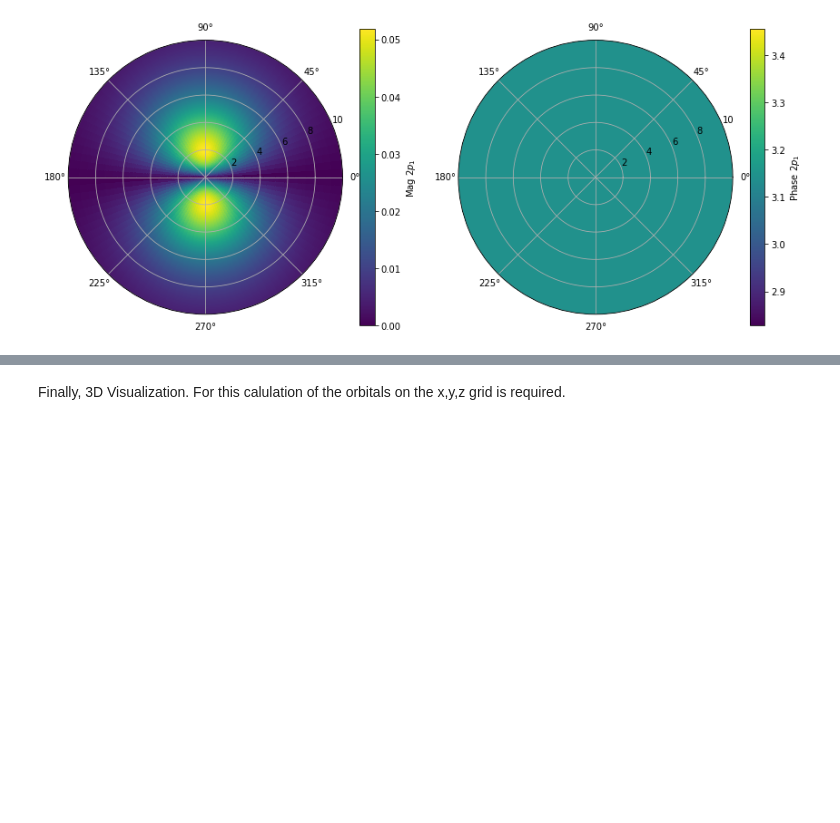
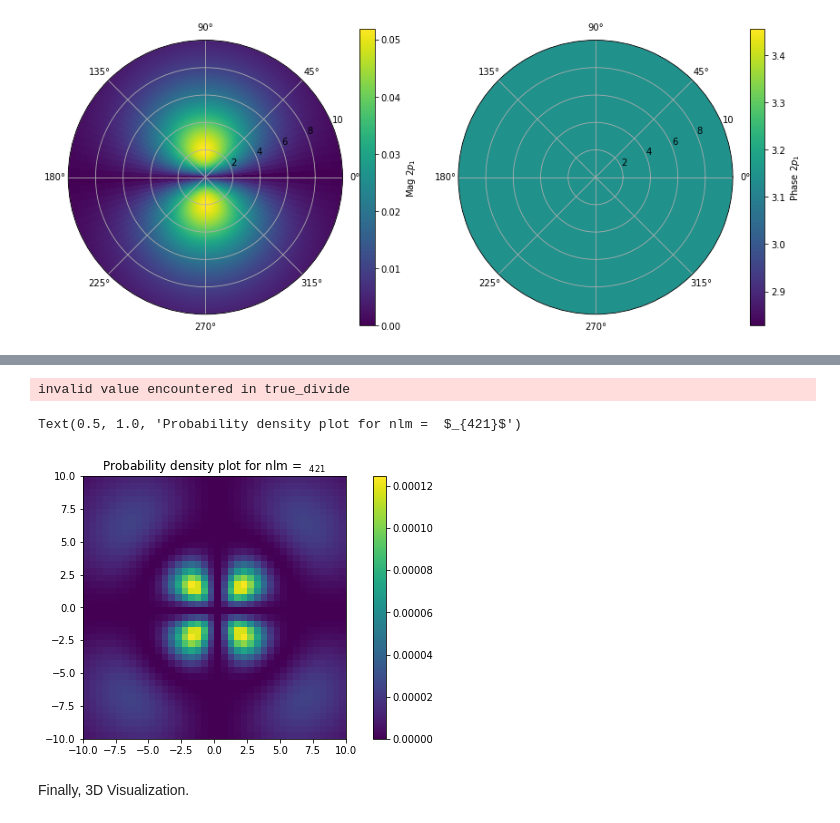
Before and after one commit to jasmineA20/Hydrogen, a Jupyter notebook: Project.ipynb, the cells around one changed output, grey strips where cells are left out. Cells and saved outputs as stored; diff of their text form; code cells hidden in the pictures; blank space fills up the shorter version.

```diff
--- a/Project.ipynb
+++ b/Project.ipynb
@@ -161,2 +126,0 @@ Enter quantum number l 2
-# %% [markdown]
-Finally, 3D Visualization. For this calulation of the orbitals on the x,y,z grid is required.
@@ -162,0 +130,40 @@ Finally, 3D Visualization. For this calulation of the orbitals on the x,y,z grid
+# %%
+def h_orbital2(X,Y,Z,n,l,m):
+    #converting cartesian to polar coordinates
+    r = np.sqrt(X**2+Y**2+Z**2)
+    theta = np.arccos(Z/r)
+    phi = np.arctan2(Y,X)
+
+    f = ( (2./n)**3. * sps.factorial(n-l-1) / (2. * n * sps.factorial(n+l)) )**0.5
+    orbital= f * np.exp(-r/2.) *r**l * sps.sph_harm(m,l,phi,theta) * sps.eval_genlaguerre(n-l-1,2*l+1,r)
+    orbital = np.nan_to_num(orbital)
+    return orbital
+# %%
+h     = 0.5
+min   = -10
+max   = 10
+x     = np.arange(min,max,h)
+y     = np.arange(min,max,h)
+z     = np.arange(min,max,h)
+X,Y,Z = np.meshgrid(x,y,z) #X, Y, Z are 3d arrays that tell us the values of x, y, and z at every point in space
+n     = 4
+l     = 2
+m     = 1
+psi   = h_orbital2(X,Y,Z,n,l,m)
+psi   = abs(psi)**2
+R     = np.sqrt(X**2+Y**2+Z**2)
+# %% [output]
+invalid value encountered in true_divide
+# %%
+fig = plt.figure(figsize=(10,5))
+ax  = fig.add_subplot()
+plt.subplots_adjust(left=0.15, bottom=0.15)
+im = plt.imshow(psi[int((0-min)/h),:,:], vmin=0, vmax = np.max(psi), extent=[min,max,min,max])
+plt.colorbar()# Adding a colorbar
+label = f"$_{{{n}{l}{m}}}$"
+plt.title('Probability density plot for nlm =  '+label)
+# %% [output]
+Text(0.5, 1.0, 'Probability density plot for nlm =  $_{421}$')
+[figure, added]
+# %% [markdown]
+Finally, 3D Visualization.
```
Also changed, not shown: parts of 16 cells of this notebook.
